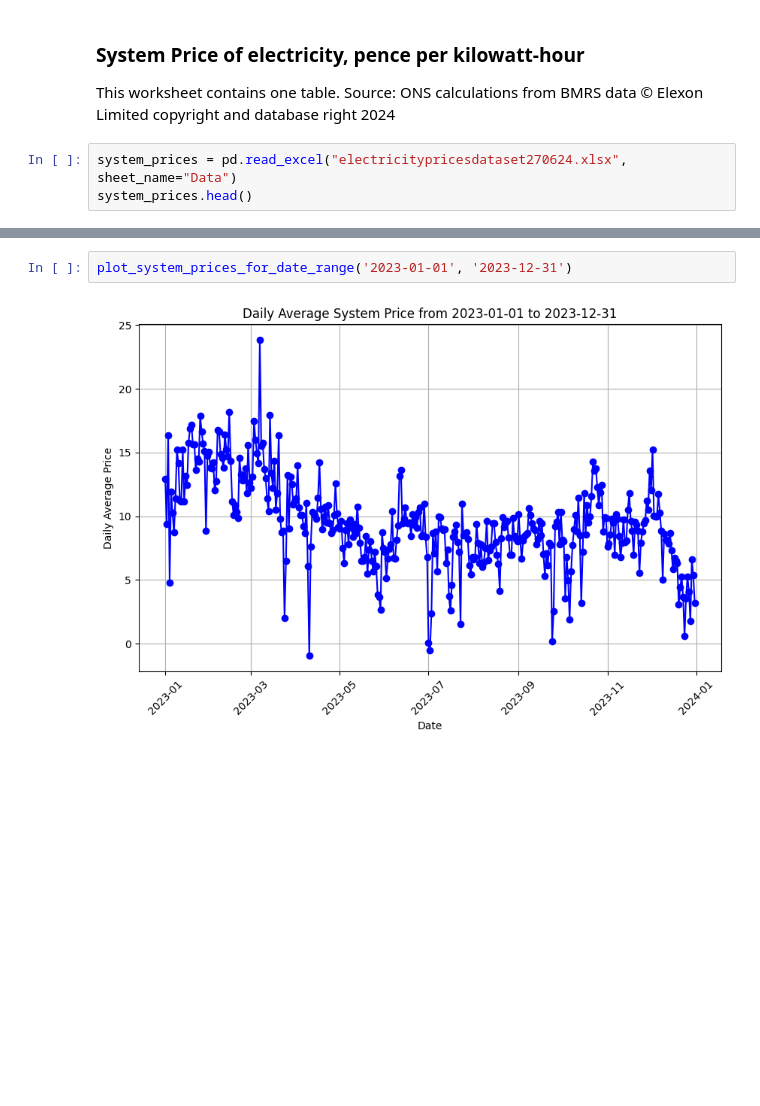
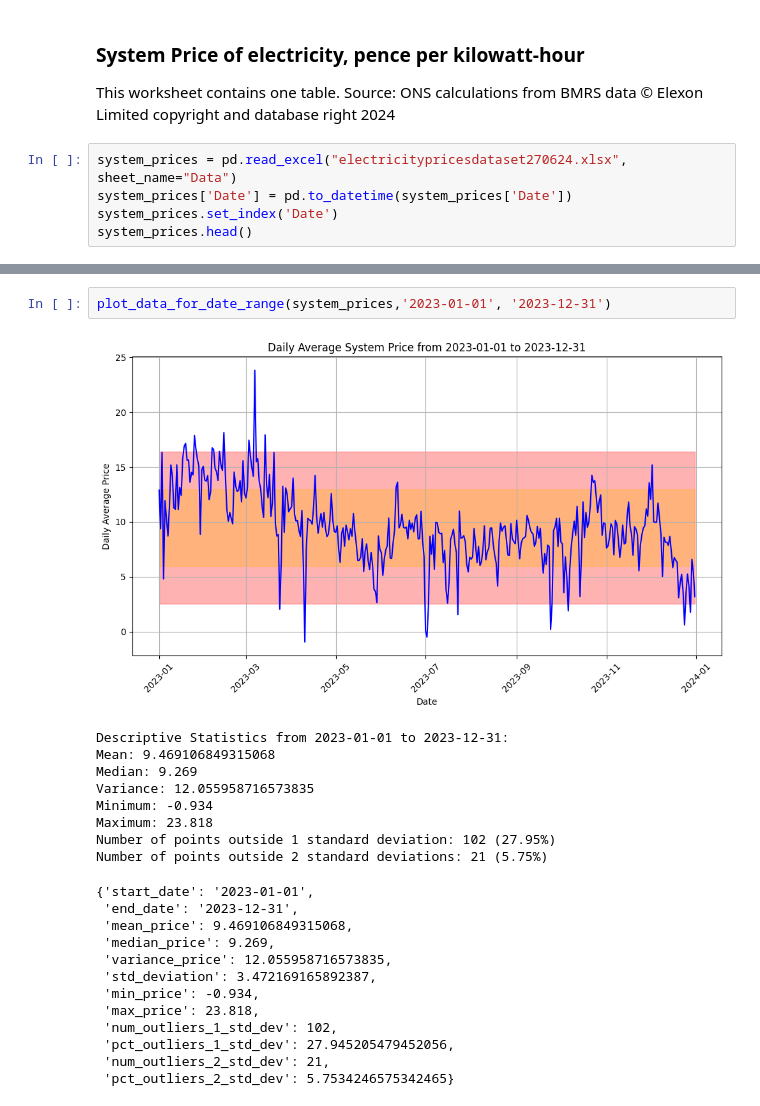
Before and after one commit to williamrodz/llm_for_ts_electricity_prices_forecasting, a Jupyter notebook: system_price.ipynb, the cells around one changed output, grey strips where cells are left out. Cells and saved outputs as stored; diff of their text form; blank space fills up the shorter version.

```diff
--- a/system_price.ipynb
+++ b/system_price.ipynb
@@ -25,6 +26,8 @@ This worksheet contains one table.
 Source: ONS calculations from BMRS data © Elexon Limited copyright and database right 2024
 # %%
 system_prices = pd.read_excel("electricitypricesdataset270624.xlsx", sheet_name="Data")
+system_prices['Date'] = pd.to_datetime(system_prices['Date'])
+system_prices.set_index('Date')
 system_prices.head()
 # %% [output]
 |  | Date | Daily average | 7-day average |
@@ -93,4 +222,24 @@ plot_system_prices_for_date_range('2022-01-01', '2022-12-31')
 # %%
-plot_system_prices_for_date_range('2023-01-01', '2023-12-31')
+plot_data_for_date_range(system_prices,'2023-01-01', '2023-12-31')
 # %% [output]
-[figure, old version]
+[figure, new version]
+Descriptive Statistics from 2023-01-01 to 2023-12-31:
+Mean: 9.469106849315068
+Median: 9.269
+Variance: 12.055958716573835
+Minimum: -0.934
+Maximum: 23.818
+Number of points outside 1 standard deviation: 102 (27.95%)
+Number of points outside 2 standard deviations: 21 (5.75%)
+{'start_date': '2023-01-01',
+ 'end_date': '2023-12-31',
+ 'mean_price': 9.469106849315068,
+ 'median_price': 9.269,
+ 'variance_price': 12.055958716573835,
+ 'std_deviation': 3.472169165892387,
+ 'min_price': -0.934,
+ 'max_price': 23.818,
+ 'num_outliers_1_std_dev': 102,
+ 'pct_outliers_1_std_dev': 27.945205479452056,
+ 'num_outliers_2_std_dev': 21,
+ 'pct_outliers_2_std_dev': 5.7534246575342465}
```
Also changed, not shown: parts of 17 cells of this notebook, 1 other file.
